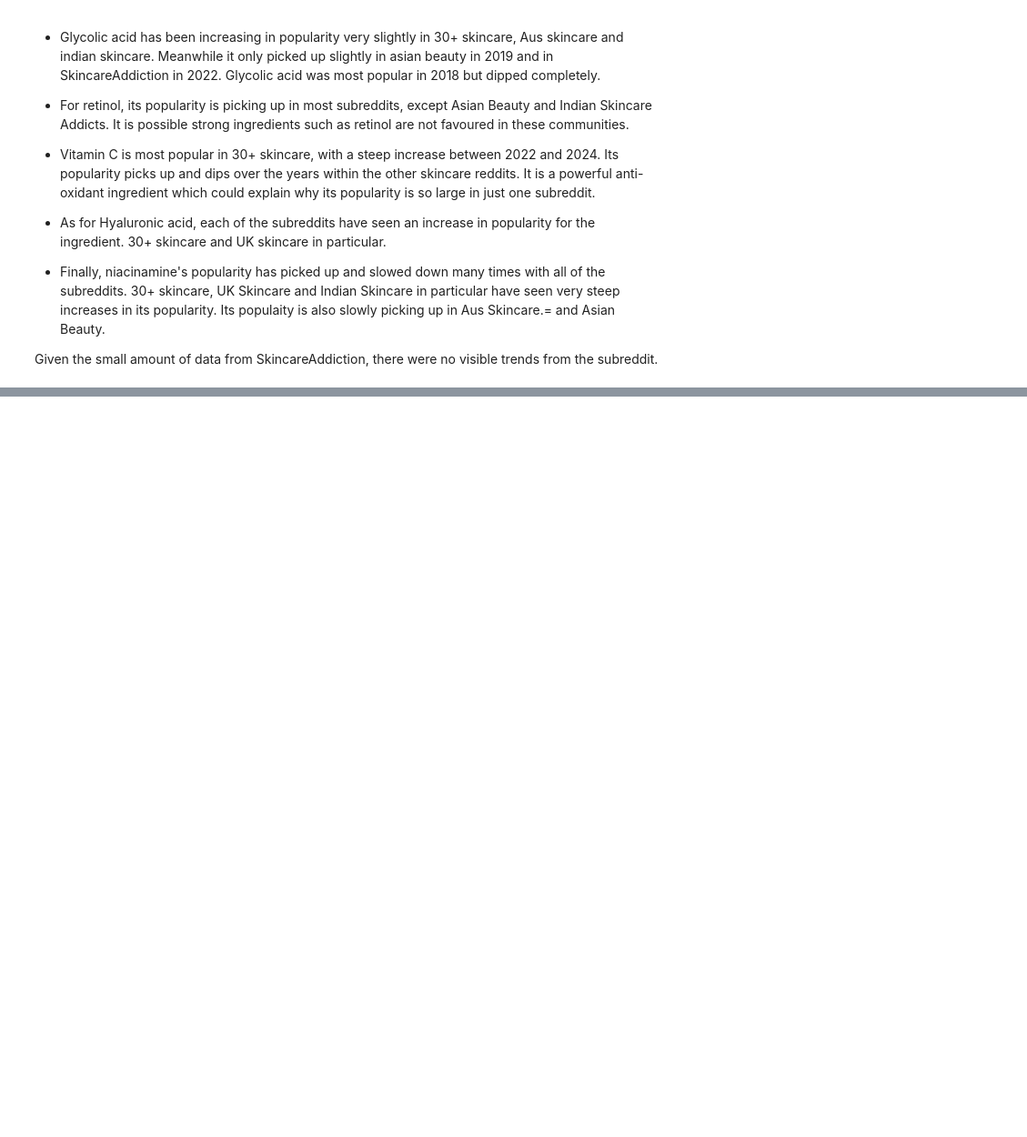
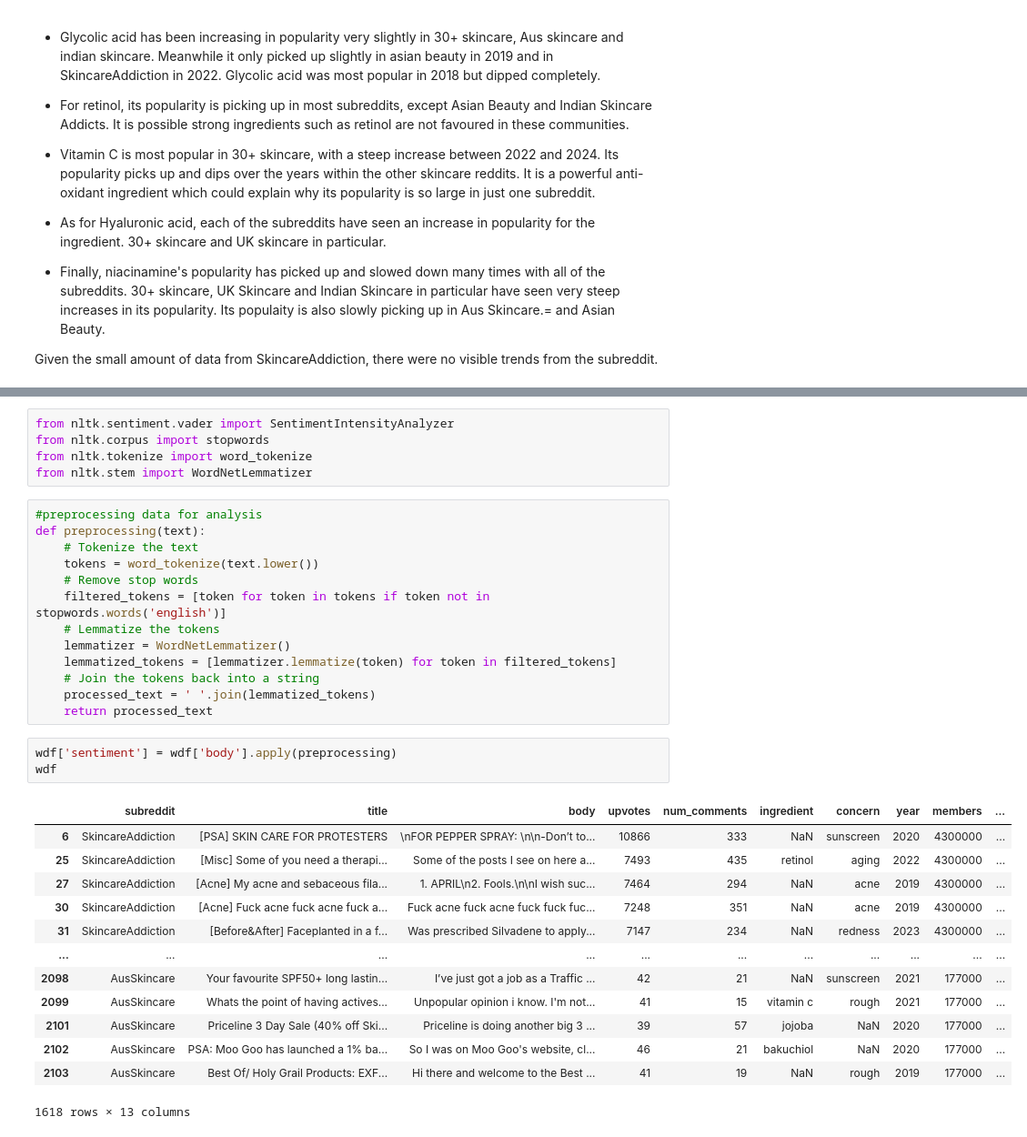
Before and after one commit to nandikaL/OX24006_EMAT0048-Part-2, a Jupyter notebook: OX24006_EMATM0048_Part2.ipynb, the cells around one changed output, grey strips where cells are left out. Shown at 91% size. Saved outputs shown, nothing was run; the diff lists cells and outputs as text; blank space fills up the shorter version.

```diff
--- a/OX24006_EMATM0048_Part2.ipynb
+++ b/OX24006_EMATM0048_Part2.ipynb
@@ -821,0 +847,35 @@ Given the small amount of data from SkincareAddiction, there were no visible tre
+# %%
+from nltk.sentiment.vader import SentimentIntensityAnalyzer
+from nltk.corpus import stopwords
+from nltk.tokenize import word_tokenize
+from nltk.stem import WordNetLemmatizer
+# %%
+#preprocessing data for analysis
+def preprocessing(text):
+    # Tokenize the text
+    tokens = word_tokenize(text.lower())
+    # Remove stop words
+    filtered_tokens = [token for token in tokens if token not in stopwords.words('english')]
+    # Lemmatize the tokens
+    lemmatizer = WordNetLemmatizer()
+    lemmatized_tokens = [lemmatizer.lemmatize(token) for token in filtered_tokens]
+    # Join the tokens back into a string
+    processed_text = ' '.join(lemmatized_tokens)
+    return processed_text
+# %%
+wdf['sentiment'] = wdf['body'].apply(preprocessing)
+wdf
+# %% [output]
+|  | subreddit | title | body | upvotes | num_comments | ingredient | concern | year | members | ... |
+| 6 | SkincareAddiction | [PSA] SKIN CARE FOR PROTESTERS | \nFOR PEPPER SPRAY: \n\n-Don’t to... | 10866 | 333 | NaN | sunscreen | 2020 | 4300000 | ... |
+| 25 | SkincareAddiction | [Misc] Some of you need a therapi... | Some of the posts I see on here a... | 7493 | 435 | retinol | aging | 2022 | 4300000 | ... |
+| 27 | SkincareAddiction | [Acne] My acne and sebaceous fila... | 1. APRIL\n2. Fools.\n\nI wish suc... | 7464 | 294 | NaN | acne | 2019 | 4300000 | ... |
+| 30 | SkincareAddiction | [Acne] Fuck acne fuck acne fuck a... | Fuck acne fuck acne fuck fuck fuc... | 7248 | 351 | NaN | acne | 2019 | 4300000 | ... |
+| 31 | SkincareAddiction | [Before&After] Faceplanted in a f... | Was prescribed Silvadene to apply... | 7147 | 234 | NaN | redness | 2023 | 4300000 | ... |
+| ... | ... | ... | ... | ... | ... | ... | ... | ... | ... | ... |
+| 2098 | AusSkincare | Your favourite SPF50+ long lastin... | I’ve just got a job as a Traffic ... | 42 | 21 | NaN | sunscreen | 2021 | 177000 | ... |
+| 2099 | AusSkincare | Whats the point of having actives... | Unpopular opinion i know. I'm not... | 41 | 15 | vitamin c | rough | 2021 | 177000 | ... |
+| 2101 | AusSkincare | Priceline 3 Day Sale (40% off Ski... | Priceline is doing another big 3 ... | 39 | 57 | jojoba | NaN | 2020 | 177000 | ... |
+| 2102 | AusSkincare | PSA: Moo Goo has launched a 1% ba... | So I was on Moo Goo's website, cl... | 46 | 21 | bakuchiol | NaN | 2020 | 177000 | ... |
+| 2103 | AusSkincare | Best Of/ Holy Grail Products: EXF... | Hi there and welcome to the Best ... | 41 | 19 | NaN | rough | 2019 | 177000 | ... |
+1618 rows × 13 columns
```
Also changed, not shown: parts of 8 cells of this notebook.
